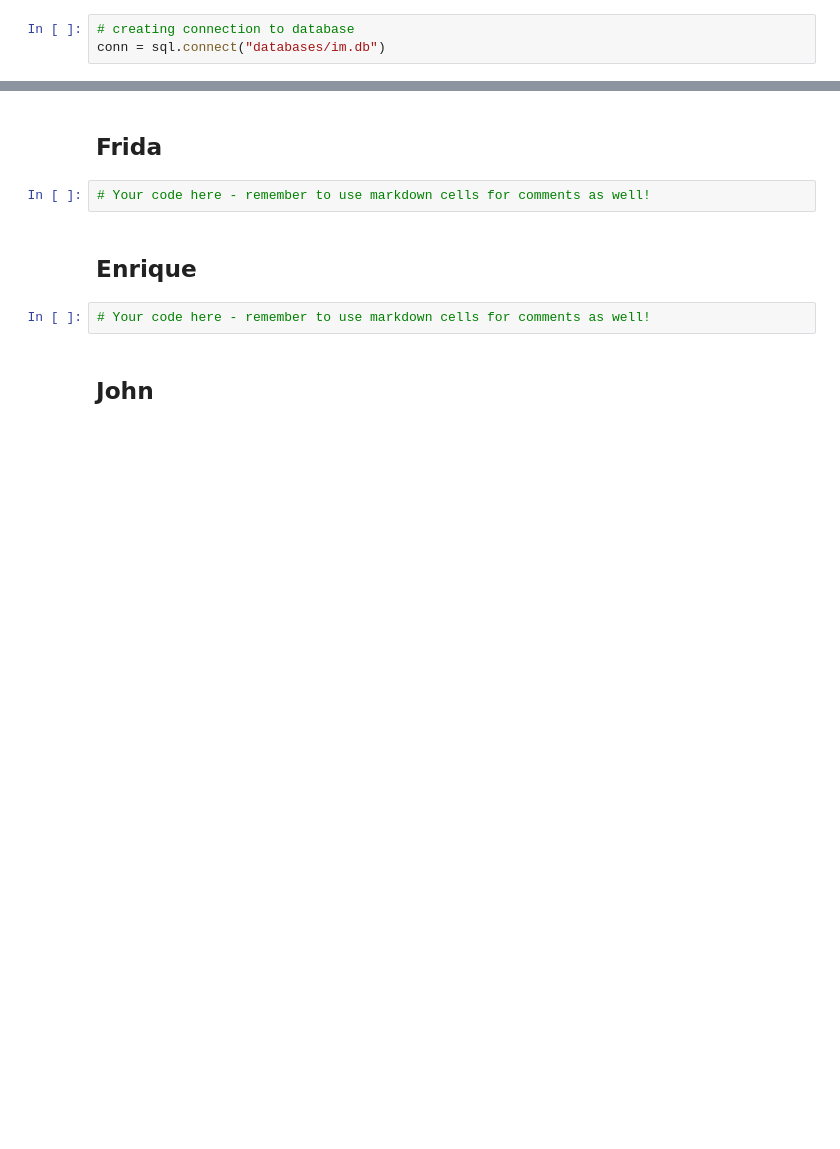
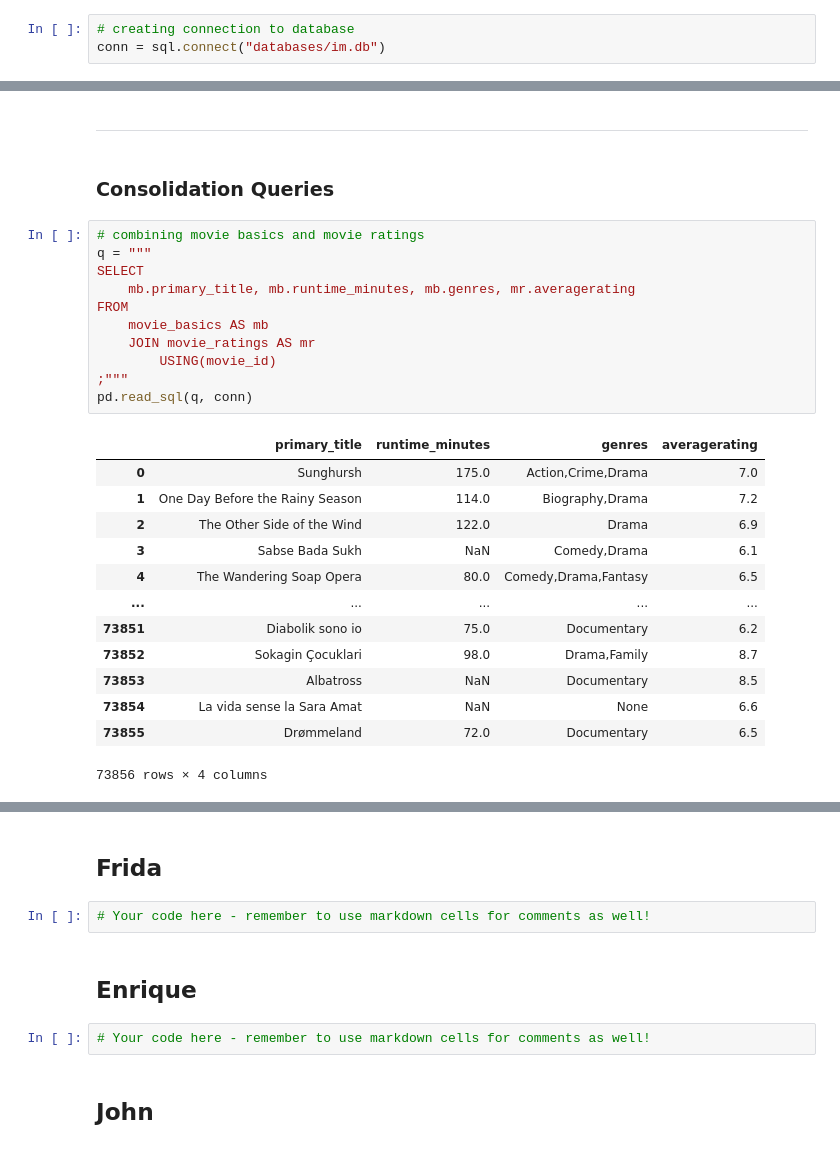
Before and after one commit to mfFrida/Capstone-Project-Semester-1, a Jupyter notebook: student.ipynb, the cells around one changed output, grey strips where cells are left out. Cells and saved outputs as stored; diff of their text form; blank space fills up the shorter version.

```diff
--- a/student.ipynb
+++ b/student.ipynb
@@ -109,0 +207,29 @@ pd.read_sql(q, conn)
+# %% [markdown]
+______________________________
+# %% [markdown]
+### Consolidation Queries
+# %%
+# combining movie basics and movie ratings
+q = """
+SELECT
+    mb.primary_title, mb.runtime_minutes, mb.genres, mr.averagerating
+FROM
+    movie_basics AS mb
+    JOIN movie_ratings AS mr
+        USING(movie_id)
+;"""
+pd.read_sql(q, conn)
+# %% [output]
+|  | primary_title | runtime_minutes | genres | averagerating |
+| 0 | Sunghursh | 175.0 | Action,Crime,Drama | 7.0 |
+| 1 | One Day Before the Rainy Season | 114.0 | Biography,Drama | 7.2 |
+| 2 | The Other Side of the Wind | 122.0 | Drama | 6.9 |
+| 3 | Sabse Bada Sukh | NaN | Comedy,Drama | 6.1 |
+| 4 | The Wandering Soap Opera | 80.0 | Comedy,Drama,Fantasy | 6.5 |
+| ... | ... | ... | ... | ... |
+| 73851 | Diabolik sono io | 75.0 | Documentary | 6.2 |
+| 73852 | Sokagin Çocuklari | 98.0 | Drama,Family | 8.7 |
+| 73853 | Albatross | NaN | Documentary | 8.5 |
+| 73854 | La vida sense la Sara Amat | NaN | None | 6.6 |
+| 73855 | Drømmeland | 72.0 | Documentary | 6.5 |
+73856 rows × 4 columns
```
Also changed, not shown: parts of 10 cells of this notebook.
